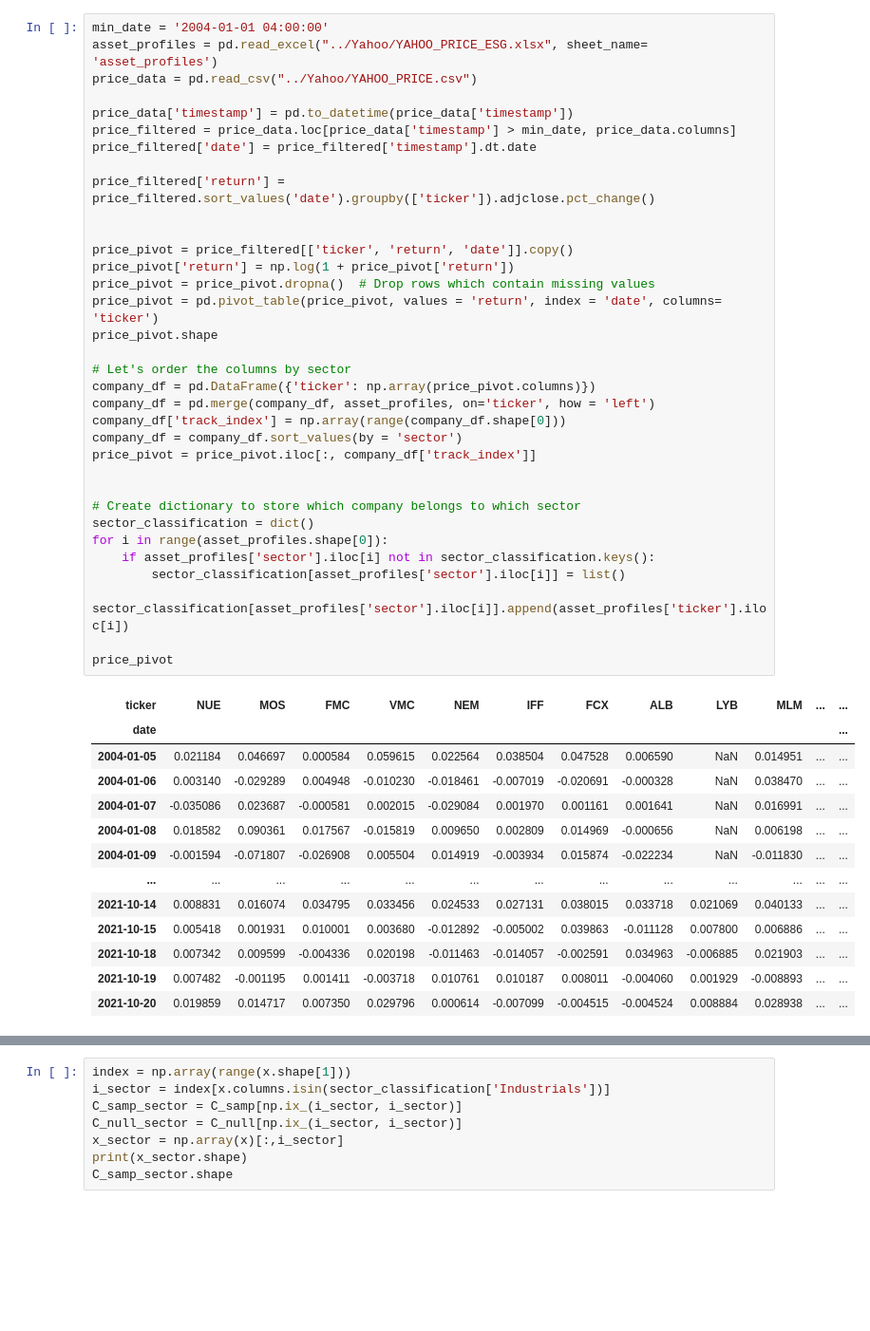
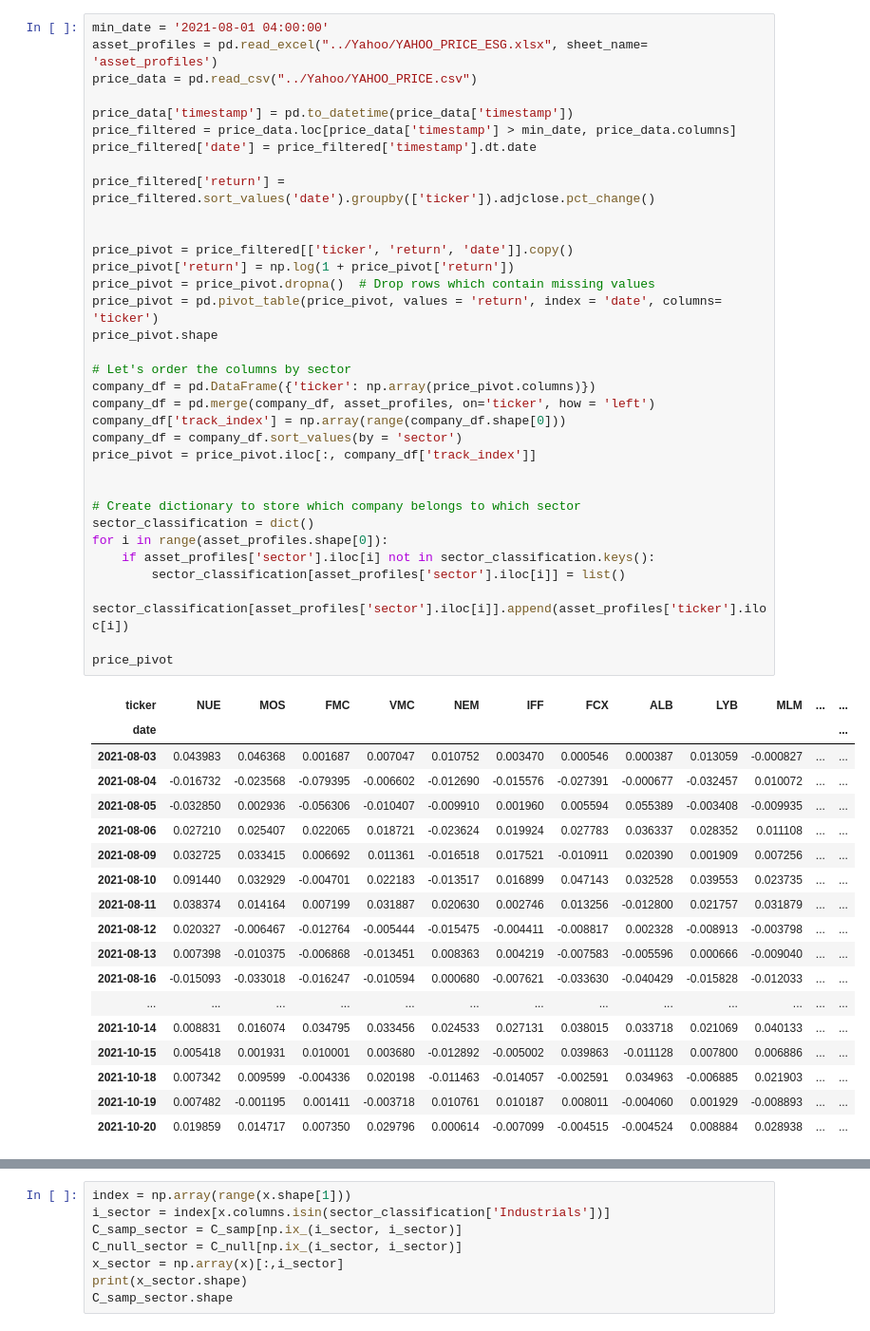
Before and after one commit to ragnarlevi/GTST, a Jupyter notebook: _Workbench/NetworkConstruction.ipynb, the cells around one changed output, grey strips where cells are left out. Shown: that part at 95% size. Drawn from its saved outputs; the diff is of its cells as text; blank space fills up the shorter version.

```diff
--- a/_Workbench/NetworkConstruction.ipynb
+++ b/_Workbench/NetworkConstruction.ipynb
@@ -28,5 +34,5 @@ import mgarch
 # %%
-min_date = '2004-01-01 04:00:00'
+min_date = '2021-08-01 04:00:00'
 asset_profiles = pd.read_excel("../Yahoo/YAHOO_PRICE_ESG.xlsx", sheet_name= 'asset_profiles')
 price_data = pd.read_csv("../Yahoo/YAHOO_PRICE.csv")
 
@@ -35,38 +41,43 @@ price_filtered = price_data.loc[price_data['timestamp'] > min_date, price_data.c
 price_filtered['date'] = price_filtered['timestamp'].dt.date
 
 price_filtered['return'] = price_filtered.sort_values('date').groupby(['ticker']).adjclose.pct_change()
 
 
 price_pivot = price_filtered[['ticker', 'return', 'date']].copy()
 price_pivot['return'] = np.log(1 + price_pivot['return'])
 price_pivot = price_pivot.dropna()  # Drop rows which contain missing values
 price_pivot = pd.pivot_table(price_pivot, values = 'return', index = 'date', columns= 'ticker')
 price_pivot.shape
 
 # Let's order the columns by sector
 company_df = pd.DataFrame({'ticker': np.array(price_pivot.columns)})
 company_df = pd.merge(company_df, asset_profiles, on='ticker', how = 'left')
 company_df['track_index'] = np.array(range(company_df.shape[0]))
 company_df = company_df.sort_values(by = 'sector')
 price_pivot = price_pivot.iloc[:, company_df['track_index']]
 
 
 # Create dictionary to store which company belongs to which sector
 sector_classification = dict()
 for i in range(asset_profiles.shape[0]):
     if asset_profiles['sector'].iloc[i] not in sector_classification.keys():
         sector_classification[asset_profiles['sector'].iloc[i]] = list()
     sector_classification[asset_profiles['sector'].iloc[i]].append(asset_profiles['ticker'].iloc[i])
 
 price_pivot
 # %% [output]
 | ticker | NUE | MOS | FMC | VMC | NEM | IFF | FCX | ALB | LYB | MLM | ... | ... |
 | date |  |  |  |  |  |  |  |  |  |  |  | ... |
-| 2004-01-05 | 0.021184 | 0.046697 | 0.000584 | 0.059615 | 0.022564 | 0.038504 | 0.047528 | 0.006590 | NaN | 0.014951 | ... | ... |
-| 2004-01-06 | 0.003140 | -0.029289 | 0.004948 | -0.010230 | -0.018461 | -0.007019 | -0.020691 | -0.000328 | NaN | 0.038470 | ... | ... |
-| 2004-01-07 | -0.035086 | 0.023687 | -0.000581 | 0.002015 | -0.029084 | 0.001970 | 0.001161 | 0.001641 | NaN | 0.016991 | ... | ... |
-| 2004-01-08 | 0.018582 | 0.090361 | 0.017567 | -0.015819 | 0.009650 | 0.002809 | 0.014969 | -0.000656 | NaN | 0.006198 | ... | ... |
-| 2004-01-09 | -0.001594 | -0.071807 | -0.026908 | 0.005504 | 0.014919 | -0.003934 | 0.015874 | -0.022234 | NaN | -0.011830 | ... | ... |
+| 2021-08-03 | 0.043983 | 0.046368 | 0.001687 | 0.007047 | 0.010752 | 0.003470 | 0.000546 | 0.000387 | 0.013059 | -0.000827 | ... | ... |
+| 2021-08-04 | -0.016732 | -0.023568 | -0.079395 | -0.006602 | -0.012690 | -0.015576 | -0.027391 | -0.000677 | -0.032457 | 0.010072 | ... | ... |
+| 2021-08-05 | -0.032850 | 0.002936 | -0.056306 | -0.010407 | -0.009910 | 0.001960 | 0.005594 | 0.055389 | -0.003408 | -0.009935 | ... | ... |
+| 2021-08-06 | 0.027210 | 0.025407 | 0.022065 | 0.018721 | -0.023624 | 0.019924 | 0.027783 | 0.036337 | 0.028352 | 0.011108 | ... | ... |
+| 2021-08-09 | 0.032725 | 0.033415 | 0.006692 | 0.011361 | -0.016518 | 0.017521 | -0.010911 | 0.020390 | 0.001909 | 0.007256 | ... | ... |
+| 2021-08-10 | 0.091440 | 0.032929 | -0.004701 | 0.022183 | -0.013517 | 0.016899 | 0.047143 | 0.032528 | 0.039553 | 0.023735 | ... | ... |
+| 2021-08-11 | 0.038374 | 0.014164 | 0.007199 | 0.031887 | 0.020630 | 0.002746 | 0.013256 | -0.012800 | 0.021757 | 0.031879 | ... | ... |
+| 2021-08-12 | 0.020327 | -0.006467 | -0.012764 | -0.005444 | -0.015475 | -0.004411 | -0.008817 | 0.002328 | -0.008913 | -0.003798 | ... | ... |
+| 2021-08-13 | 0.007398 | -0.010375 | -0.006868 | -0.013451 | 0.008363 | 0.004219 | -0.007583 | -0.005596 | 0.000666 | -0.009040 | ... | ... |
+| 2021-08-16 | -0.015093 | -0.033018 | -0.016247 | -0.010594 | 0.000680 | -0.007621 | -0.033630 | -0.040429 | -0.015828 | -0.012033 | ... | ... |
 | ... | ... | ... | ... | ... | ... | ... | ... | ... | ... | ... | ... | ... |
 | 2021-10-14 | 0.008831 | 0.016074 | 0.034795 | 0.033456 | 0.024533 | 0.027131 | 0.038015 | 0.033718 | 0.021069 | 0.040133 | ... | ... |
 | 2021-10-15 | 0.005418 | 0.001931 | 0.010001 | 0.003680 | -0.012892 | -0.005002 | 0.039863 | -0.011128 | 0.007800 | 0.006886 | ... | ... |
```
Also changed, not shown: parts of 47 cells of this notebook.
